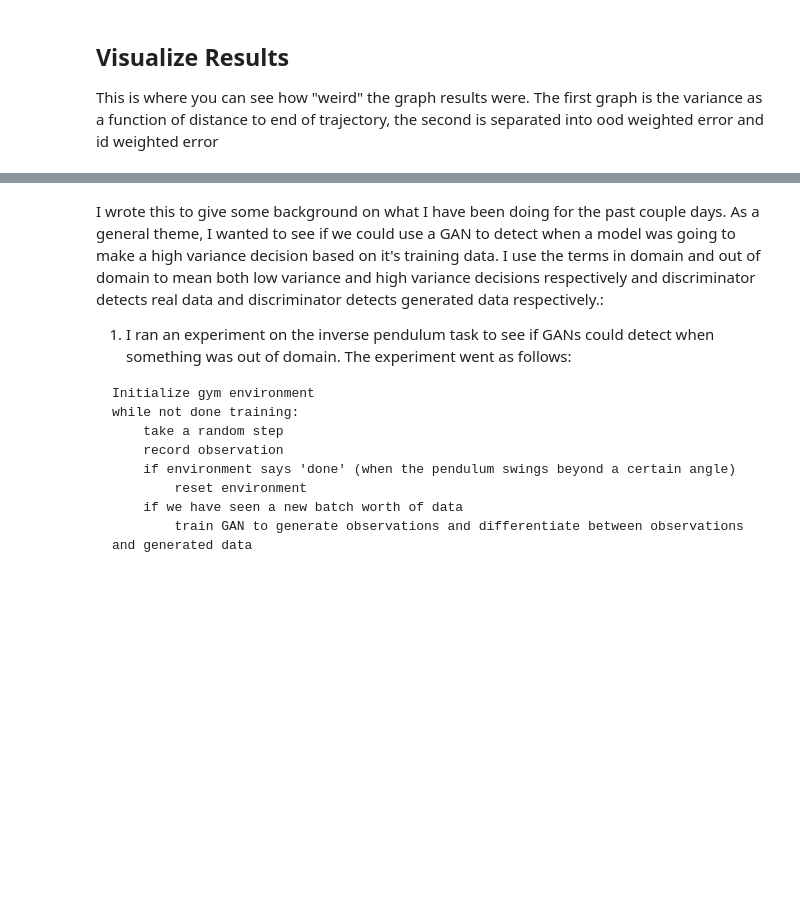
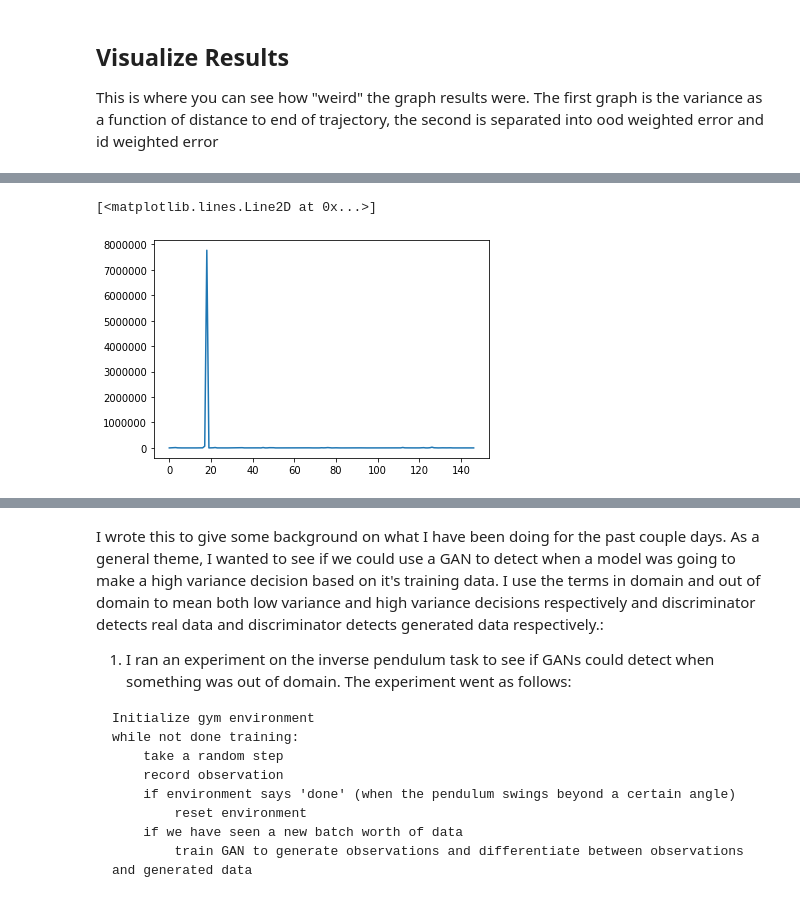
Before and after one commit to eweiner/RL-Research, a Jupyter notebook: variance-prediction/Test_DDQN_GAN.ipynb, the cells around one changed output, grey strips where cells are left out. Saved outputs shown, nothing was run; the diff lists cells and outputs as text; code cells hidden in the pictures; blank space fills up the shorter version.

```diff
--- a/variance-prediction/Test_DDQN_GAN.ipynb
+++ b/variance-prediction/Test_DDQN_GAN.ipynb
@@ -110,3 +149,8 @@ np_id_ses = np.array(np_id_ses)
+# %%
+plt.plot(np.array(weights_ratios))
+# %% [output]
+[<matplotlib.lines.Line2D at 0x...>]
+[figure, added]
 # %%
 long_dists_list = []
 [long_dists_list.extend(e) for e in dists_from_end]
```
Also changed, not shown: parts of 14 cells of this notebook, 2 other files.
